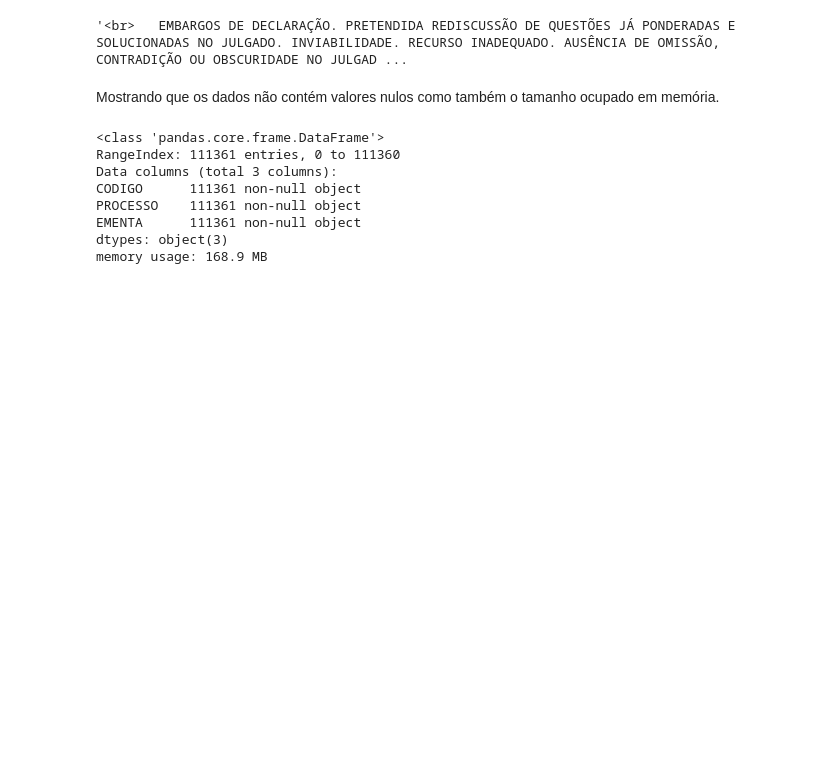
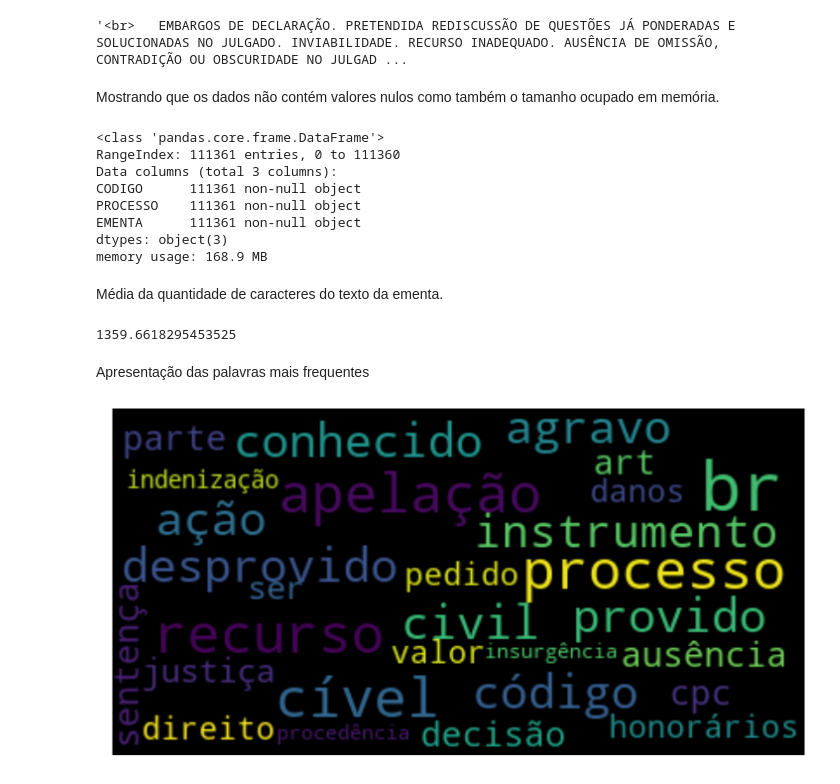
Before and after one commit to piantino/igti-projeto-aplicado, a Jupyter notebook: notebooks/analise_coleta_ementas.ipynb, the cells around one changed output. Cells and saved outputs as stored; diff of their text form; code cells hidden in the pictures; blank space fills up the shorter version.

Commit message:
Adicionado nuvem de palavras

```diff
--- a/notebooks/analise_coleta_ementas.ipynb
+++ b/notebooks/analise_coleta_ementas.ipynb
@@ -54,3 +54,38 @@ PROCESSO    111361 non-null object
 EMENTA      111361 non-null object
 dtypes: object(3)
 memory usage: 168.9 MB
+# %% [markdown]
+Média da quantidade de caracteres do texto da ementa.
+# %%
+df['EMENTA'].str.len().mean()
+# %% [output]
+1359.6618295453525
+# %% [markdown]
+Apresentação das palavras mais frequentes
+# %%
+from sklearn.feature_extraction.text import TfidfVectorizer
+from stop_words import get_stop_words
+
+vectorizer = TfidfVectorizer(min_df=5, analyzer='word', ngram_range=(1, 2), stop_words=get_stop_words("pt"))
+vz = vectorizer.fit_transform(list(df['EMENTA']))
+
+tfidf = dict(zip(vectorizer.get_feature_names(), vectorizer.idf_))
+tfidf = pd.DataFrame(columns=['tfidf']).from_dict(dict(tfidf), orient='index')
+tfidf.columns = ['tfidf']
+# %%
+from wordcloud import WordCloud
+from matplotlib import pyplot as plt
+
+def plot_word_cloud(terms):
+    text = terms.index
+    text = ' '.join(list(text))
+    # lower max_font_size
+    wordcloud = WordCloud(max_font_size=40).generate(text)
+    plt.figure(figsize=(25, 25))
+    plt.imshow(wordcloud, interpolation="bilinear")
+    plt.axis("off")
+    plt.show()
+
+plot_word_cloud(tfidf.sort_values(by=['tfidf'], ascending=True).head(40))
+# %% [output]
+[figure, added]
```
Also changed, not shown: parts of 1 cell of this notebook, 1 other file.
